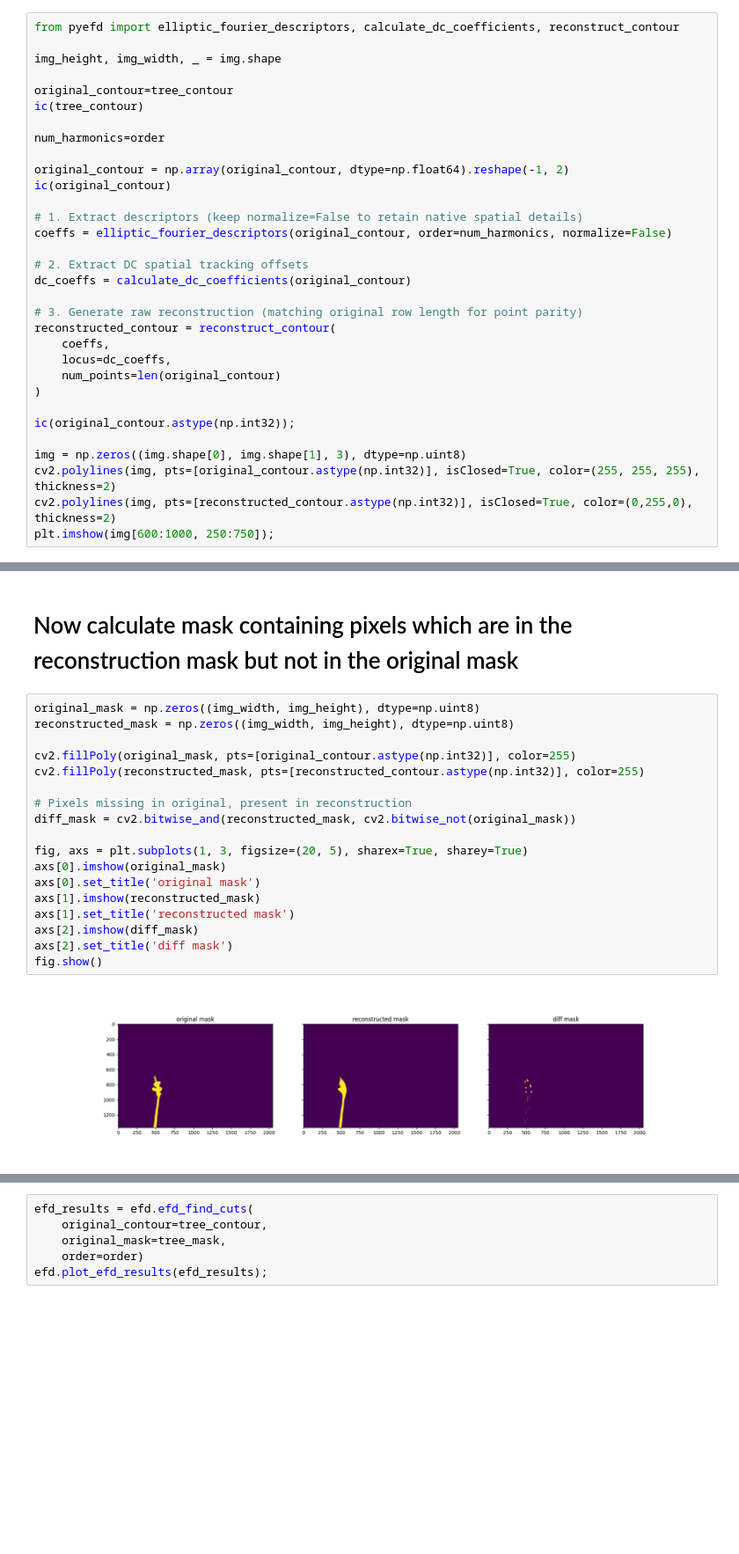
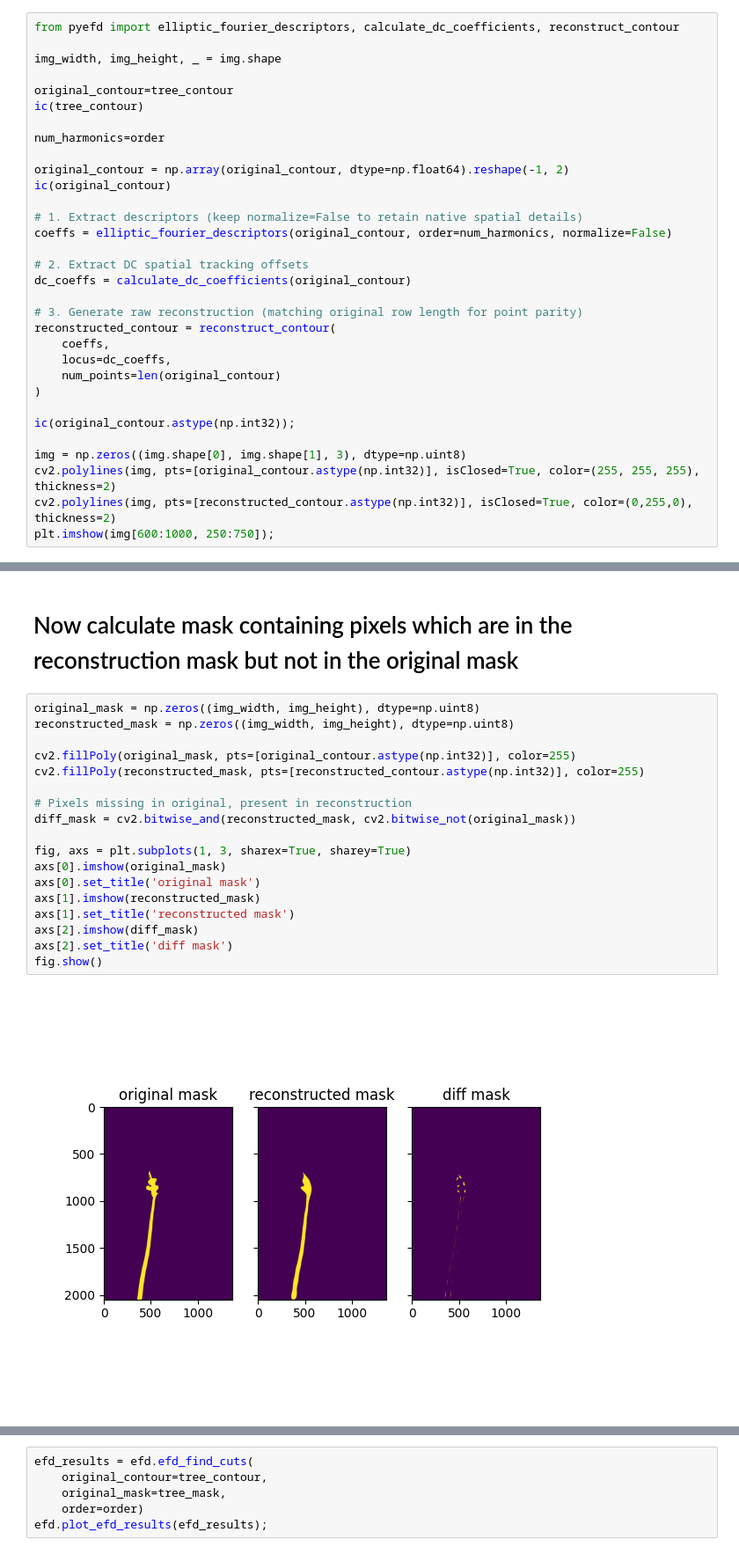
Before and after one commit to aubreymoore/CRB-2026-05-13, a Jupyter notebook: find_damage.ipynb, the cells around one changed output, grey strips where cells are left out. Shown at 88% size. Saved outputs shown, nothing was run; the diff lists cells and outputs as text; blank space fills up the shorter version.

```diff
--- a/find_damage.ipynb
+++ b/find_damage.ipynb
@@ -234,7 +234,7 @@ plt.imshow(img[600:1000, 250:750]);
 # %%
 from pyefd import elliptic_fourier_descriptors, calculate_dc_coefficients, reconstruct_contour
 
-img_height, img_width, _ = img.shape
+img_width, img_height, _ = img.shape
 
 original_contour=tree_contour
 ic(tree_contour)
@@ -286,20 +286,20 @@ ic| original_contour: array([[486., 677.],
 # %%
 original_mask = np.zeros((img_width, img_height), dtype=np.uint8)
 reconstructed_mask = np.zeros((img_width, img_height), dtype=np.uint8)
 
 cv2.fillPoly(original_mask, pts=[original_contour.astype(np.int32)], color=255)
 cv2.fillPoly(reconstructed_mask, pts=[reconstructed_contour.astype(np.int32)], color=255)
 
 # Pixels missing in original, present in reconstruction
 diff_mask = cv2.bitwise_and(reconstructed_mask, cv2.bitwise_not(original_mask))
 
-fig, axs = plt.subplots(1, 3, figsize=(20, 5), sharex=True, sharey=True)
+fig, axs = plt.subplots(1, 3, sharex=True, sharey=True)
 axs[0].imshow(original_mask)
 axs[0].set_title('original mask')
 axs[1].imshow(reconstructed_mask)
 axs[1].set_title('reconstructed mask')
 axs[2].imshow(diff_mask)
 axs[2].set_title('diff mask')
 fig.show()
 # %% [output]
-[figure, old version]
+[figure, new version]
```
Also changed, not shown: parts of 1 cell of this notebook.
